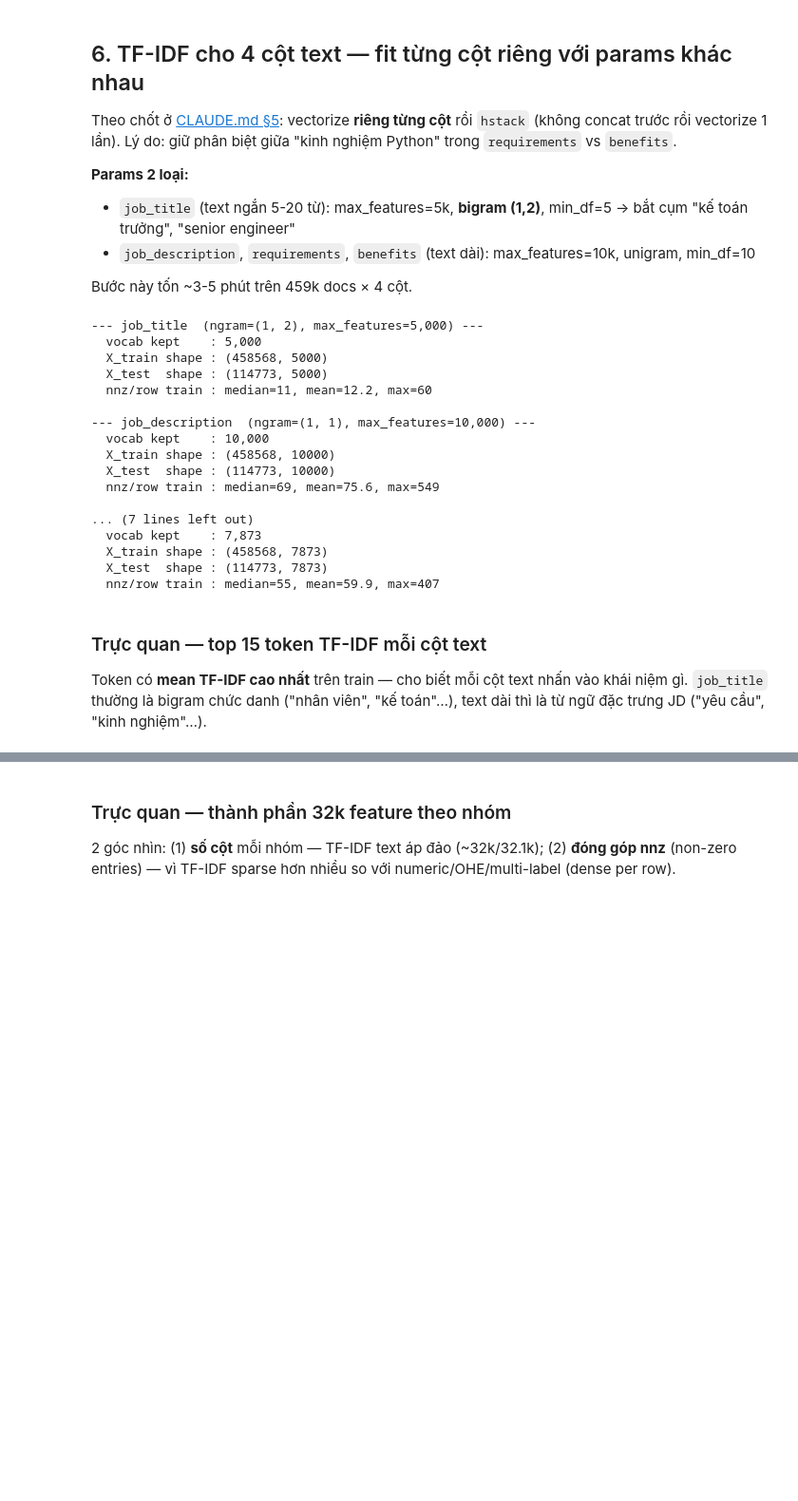
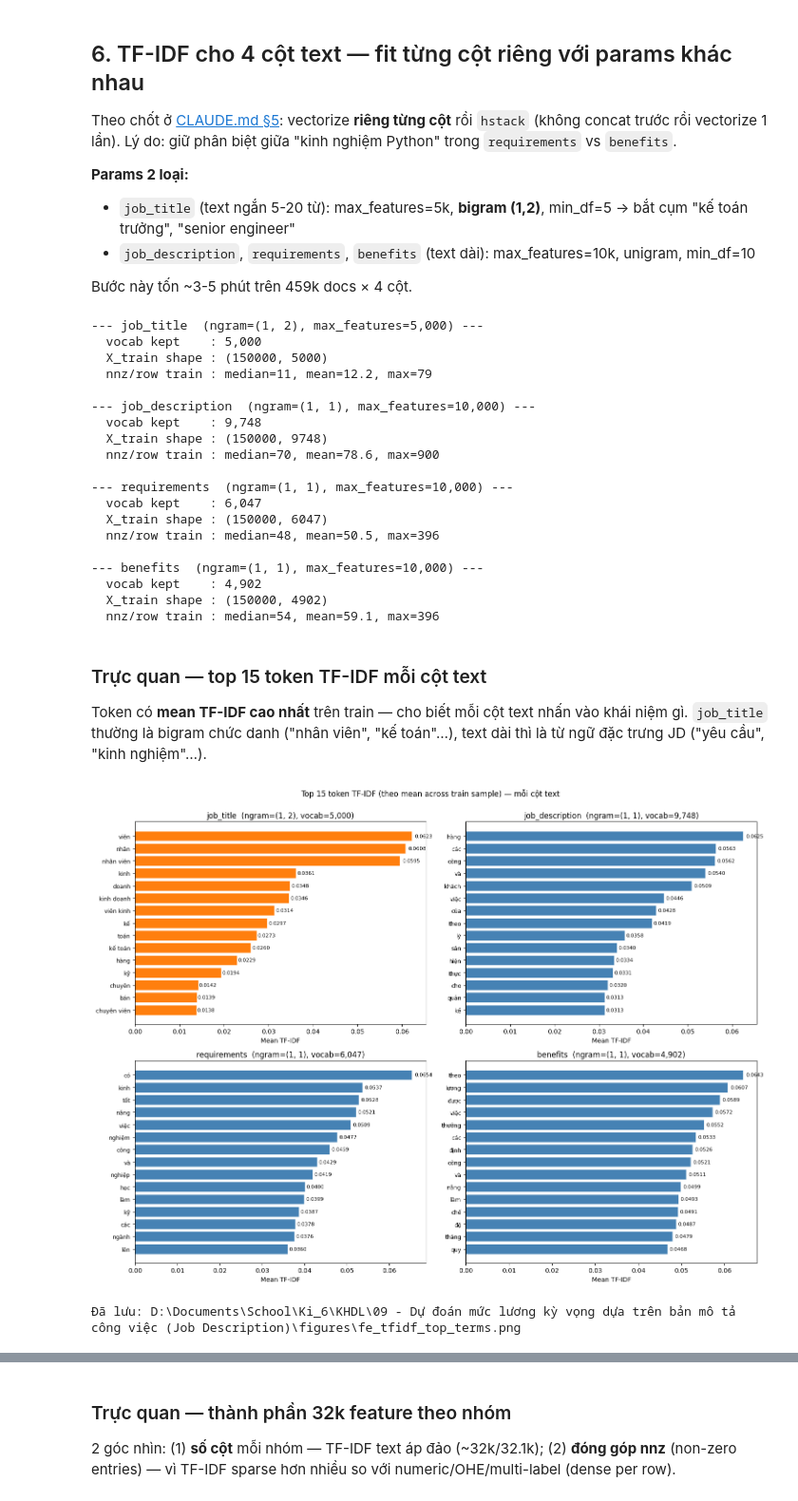
Before and after one commit to anhquan1111/khdl-vietnam-career-clustering, a Jupyter notebook: notebooks/03_Feature_Engineering.ipynb, the cells around one changed output, grey strips where cells are left out. Shown at 95% size. Cells and saved outputs as stored; diff of their text form; code cells hidden in the pictures; blank space fills up the shorter version.

```diff
--- a/notebooks/03_Feature_Engineering.ipynb
+++ b/notebooks/03_Feature_Engineering.ipynb
@@ -299,39 +328,37 @@ Bước này tốn ~3-5 phút trên 459k docs × 4 cột.
 # %%
 tfidf_models = {}
 text_train_blocks = []
-text_test_blocks = []
 
 for col, params in TFIDF_COLS_PARAMS:
     print(f"\n--- {col}  (ngram={params['ngram_range']}, max_features={params['max_features']:,}) ---")
     vec = TfidfVectorizer(**params)
     Xtr = vec.fit_transform(train[col]).astype(np.float32)
-    Xte = vec.transform(test[col]).astype(np.float32)
     tfidf_models[col] = vec
     text_train_blocks.append(Xtr)
-    text_test_blocks.append(Xte)
     nnz_per_row = Xtr.getnnz(axis=1)
     print(f"  vocab kept    : {len(vec.vocabulary_):,}")
     print(f"  X_train shape : {Xtr.shape}")
-    print(f"  X_test  shape : {Xte.shape}")
     print(f"  nnz/row train : median={int(np.median(nnz_per_row))}, mean={nnz_per_row.mean():.1f}, max={nnz_per_row.max()}")
 # %% [output]
 --- job_title  (ngram=(1, 2), max_features=5,000) ---
   vocab kept    : 5,000
-  X_train shape : (458568, 5000)
-  X_test  shape : (114773, 5000)
-  nnz/row train : median=11, mean=12.2, max=60
+  X_train shape : (150000, 5000)
+  nnz/row train : median=11, mean=12.2, max=79
 
 --- job_description  (ngram=(1, 1), max_features=10,000) ---
-  vocab kept    : 10,000
-  X_train shape : (458568, 10000)
-  X_test  shape : (114773, 10000)
-  nnz/row train : median=69, mean=75.6, max=549
+  vocab kept    : 9,748
+  X_train shape : (150000, 9748)
+  nnz/row train : median=70, mean=78.6, max=900
 
-... (7 lines left out)
-  vocab kept    : 7,873
-  X_train shape : (458568, 7873)
-  X_test  shape : (114773, 7873)
-  nnz/row train : median=55, mean=59.9, max=407
+--- requirements  (ngram=(1, 1), max_features=10,000) ---
+  vocab kept    : 6,047
+  X_train shape : (150000, 6047)
+  nnz/row train : median=48, mean=50.5, max=396
+
+--- benefits  (ngram=(1, 1), max_features=10,000) ---
+  vocab kept    : 4,902
+  X_train shape : (150000, 4902)
+  nnz/row train : median=54, mean=59.1, max=396
 # %% [markdown]
 ### Trực quan — top 15 token TF-IDF mỗi cột text
 
@@ -339,27 +366,31 @@ Token có **mean TF-IDF cao nhất** trên train — cho biết mỗi cột text
 # %%
 fig, axes = plt.subplots(2, 2, figsize=(15, 11))
 axes_flat = axes.flat
 
-for ax, (col, vec), block in zip(axes_flat, TFIDF_COLS_PARAMS, text_train_blocks):
+for ax, (col, params), block in zip(axes_flat, TFIDF_COLS_PARAMS, text_train_blocks):
+    vec = tfidf_models[col]
     vocab = vec.get_feature_names_out()
     # mean TF-IDF qua tất cả document (sum / nrow vì matrix sparse)
     mean_tfidf = np.asarray(block.mean(axis=0)).ravel()
     top_idx = np.argsort(mean_tfidf)[-15:]
     tokens = vocab[top_idx]
     values = mean_tfidf[top_idx]
 
     color = 'tab:orange' if col == 'job_title' else 'steelblue'
     ax.barh(np.arange(len(tokens)), values, color=color, edgecolor='white', linewidth=0.4)
     ax.set_yticks(np.arange(len(tokens)))
     ax.set_yticklabels(tokens, fontsize=9)
     ax.set_xlabel('Mean TF-IDF')
     ax.set_title(f"{col}  (ngram={vec.ngram_range}, vocab={len(vec.vocabulary_):,})")
     for i, v in enumerate(values):
         ax.text(v * 1.01, i, f'{v:.4f}', va='center', fontsize=8)
 
-plt.suptitle('Top 15 token TF-IDF (theo mean across train) — mỗi cột text', y=1.00)
+plt.suptitle('Top 15 token TF-IDF (theo mean across train sample) — mỗi cột text', y=1.00)
 plt.tight_layout()
 plt.savefig(FIG_DIR / 'fe_tfidf_top_terms.png', dpi=120, bbox_inches='tight')
 plt.show()
 print(f"Đã lưu: {FIG_DIR / 'fe_tfidf_top_terms.png'}")
+# %% [output]
+[figure, added]
+Đã lưu: D:\Documents\School\Ki_6\KHDL\09 - Dự đoán mức lương kỳ vọng dựa trên bản mô tả công việc (Job Description)\figures\fe_tfidf_top_terms.png
 # %% [markdown]
```
Also changed, not shown: parts of 27 cells of this notebook, 2 other files.
